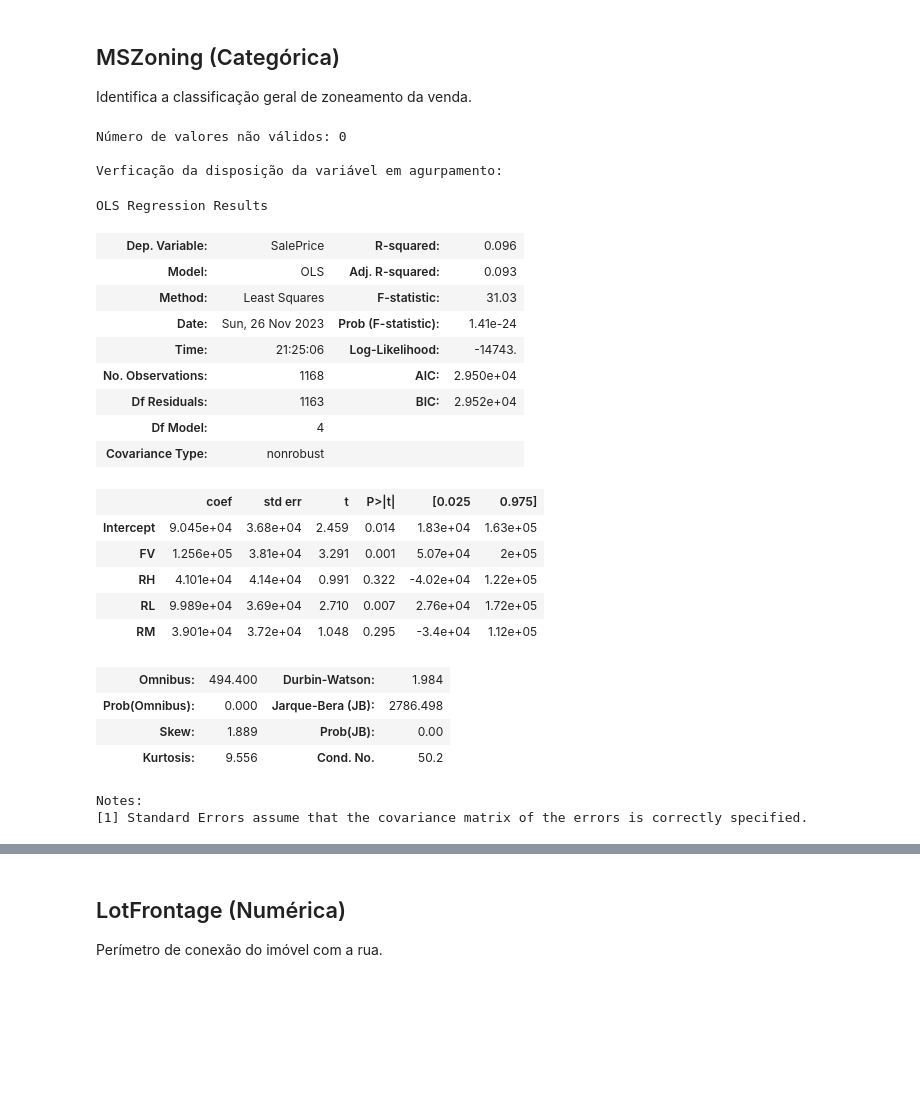
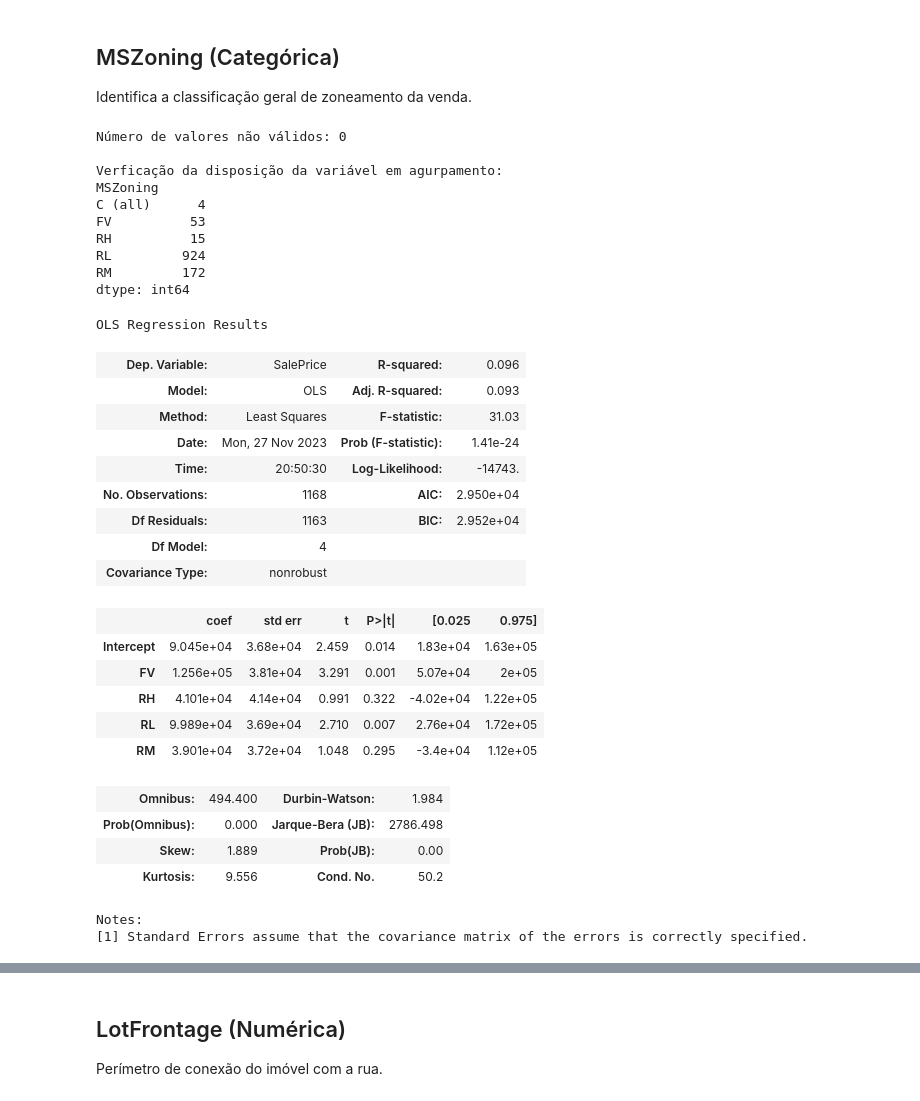
Before and after one commit to JohnDaytonCC/HousePricesPrediction, a Jupyter notebook: Notebook - House Prices Predition.ipynb, the cells around one changed output, grey strips where cells are left out. Drawn from its saved outputs; the diff is of its cells as text; code cells hidden in the pictures; blank space fills up the shorter version.

Commit message:
Continuação da transformação nas variáveis categóricas.

```diff
--- a/Notebook - House Prices Predition.ipynb
+++ b/Notebook - House Prices Predition.ipynb
@@ -225,44 +225,45 @@ Identifica a classificação geral de zoneamento da venda.
 # %%
 nome_feature = 'MSZoning'
 
 # Verificação de valores nulos na variável
 print(f'Número de valores não válidos: {dados_treino[nome_feature].isnull().sum()}\n')
 
 # Estatística univariádas pela variável
 print('Verficação da disposição da variável em agurpamento:')
 agrupado = dados_treino.groupby([nome_feature]).size()
-agrupado
+print(agrupado)
 
-# print('\nVerificação estatística da variável:')
-# variavel_analisada = dados_treino[nome_feature].copy()
-# # print(variavel_analisada)
-# estatistica = variavel_analisada.groupby(nome_feature).describe()
-# estatistica
-
-# Conversão da variável categórica em dicotômica.
+# Conversão da variável categórica em dicotômica com a exclusão da primeira variável dicotômica.
 df_dummies_auxiliar = pd.get_dummies(dados_treino[nome_feature], columns=[nome_feature], drop_first=True)
 
 # Inclusão da variável dependente ao data frame de variáveis dicotômicas.
 df_dummies_auxiliar[nome_target] = dados_treino[nome_target].copy()
 
 # Verificação do data frame.
 df_dummies_auxiliar.head(6)
 
 # Estimação do modelo de regressão linear múltipla com n-1 dummies
-modelo_dummies = sm.OLS.from_formula("SalePrice ~ FV + RH + RL + RM", df_dummeis_auxiliar).fit()
+modelo_dummies = sm.OLS.from_formula("SalePrice ~ FV + RH + RL + RM", df_dummies_auxiliar).fit()
 
 # Verificação dos parâmetros do modelo.
 modelo_dummies.summary()
 # %% [output]
 Número de valores não válidos: 0
 
 Verficação da disposição da variável em agurpamento:
+MSZoning
+C (all)      4
+FV          53
+RH          15
+RL         924
+RM         172
+dtype: int64
 OLS Regression Results
 | Dep. Variable: | SalePrice | R-squared: | 0.096 |
 | Model: | OLS | Adj. R-squared: | 0.093 |
 | Method: | Least Squares | F-statistic: | 31.03 |
-| Date: | Sun, 26 Nov 2023 | Prob (F-statistic): | 1.41e-24 |
-| Time: | 21:25:06 | Log-Likelihood: | -14743. |
+| Date: | Mon, 27 Nov 2023 | Prob (F-statistic): | 1.41e-24 |
+| Time: | 20:50:30 | Log-Likelihood: | -14743. |
 | No. Observations: | 1168 | AIC: | 2.950e+04 |
 | Df Residuals: | 1163 | BIC: | 2.952e+04 |
 | Df Model: | 4 |  |  |
```
Also changed, not shown: parts of 12 cells of this notebook.
